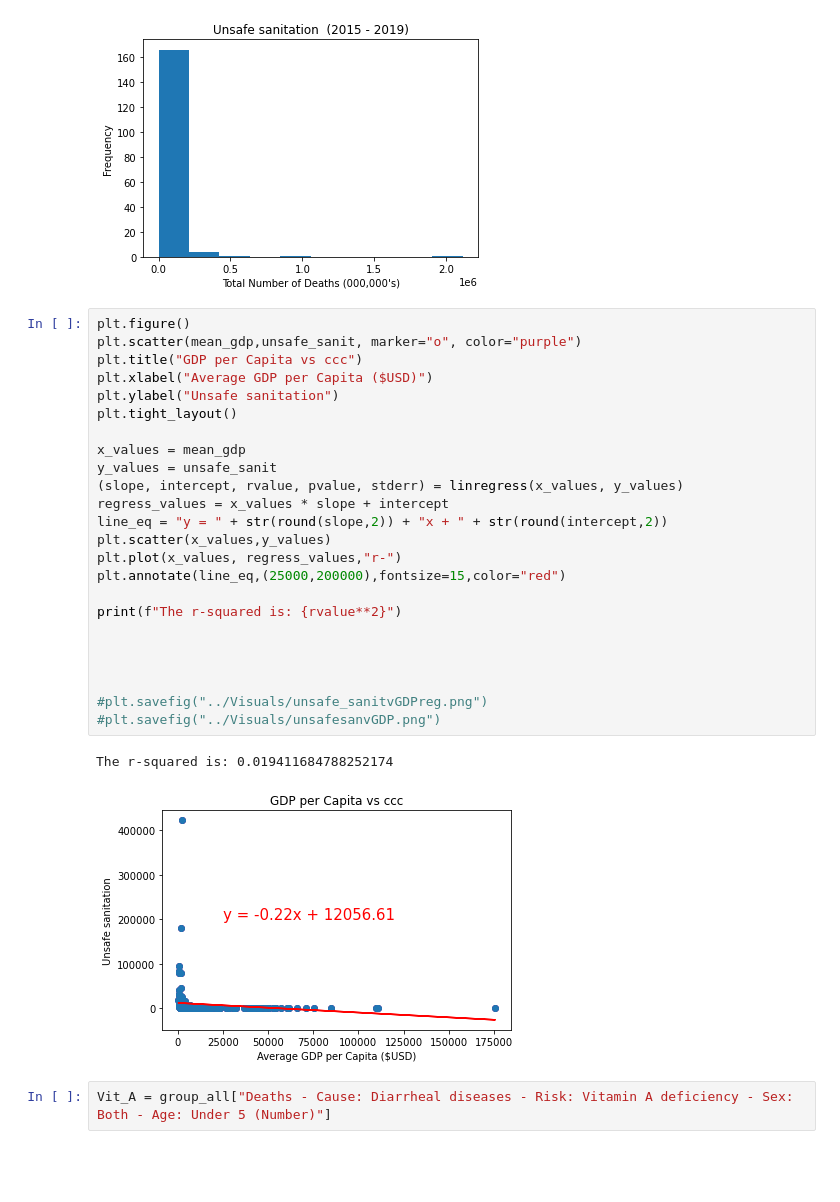
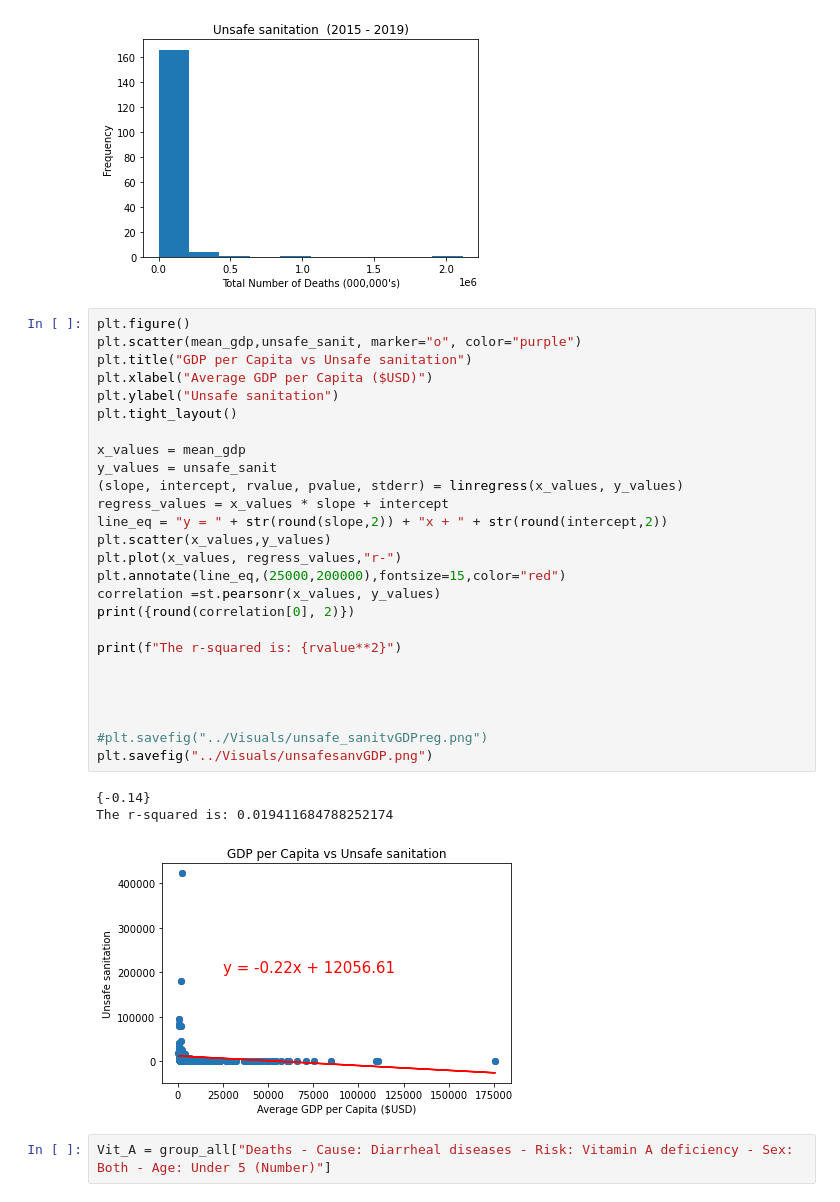
Before and after one commit to RHockley/Project-1-Water-Source-Mortality, a Jupyter notebook: Work_Folder/Visuals.ipynb, the cells around one changed output. Saved outputs shown, nothing was run; the diff lists cells and outputs as text; blank space fills up the shorter version.

Commit message:
additional charts

```diff
--- a/Work_Folder/Visuals.ipynb
+++ b/Work_Folder/Visuals.ipynb
@@ -880,30 +857,33 @@ Text(0.5, 1.0, 'Unsafe sanitation  (2015 - 2019)')
 # %%
 plt.figure()
 plt.scatter(mean_gdp,unsafe_sanit, marker="o", color="purple")
-plt.title("GDP per Capita vs ccc")
+plt.title("GDP per Capita vs Unsafe sanitation")
 plt.xlabel("Average GDP per Capita ($USD)")
 plt.ylabel("Unsafe sanitation")
 plt.tight_layout()
 
 x_values = mean_gdp
 y_values = unsafe_sanit
 (slope, intercept, rvalue, pvalue, stderr) = linregress(x_values, y_values)
 regress_values = x_values * slope + intercept
 line_eq = "y = " + str(round(slope,2)) + "x + " + str(round(intercept,2))
 plt.scatter(x_values,y_values)
 plt.plot(x_values, regress_values,"r-")
 plt.annotate(line_eq,(25000,200000),fontsize=15,color="red")
+correlation =st.pearsonr(x_values, y_values)
+print({round(correlation[0], 2)})
 
 print(f"The r-squared is: {rvalue**2}")
 
 
 
 
 #plt.savefig("../Visuals/unsafe_sanitvGDPreg.png")
-#plt.savefig("../Visuals/unsafesanvGDP.png")
+plt.savefig("../Visuals/unsafesanvGDP.png")
 # %% [output]
+{-0.14}
 The r-squared is: 0.019411684788252174
-[figure, old version]
+[figure, new version]
 # %%
 Vit_A = group_all["Deaths - Cause: Diarrheal diseases - Risk: Vitamin A deficiency - Sex: Both - Age: Under 5 (Number)"]
 # %%
```
Also changed, not shown: parts of 29 cells of this notebook, 11 other files.
